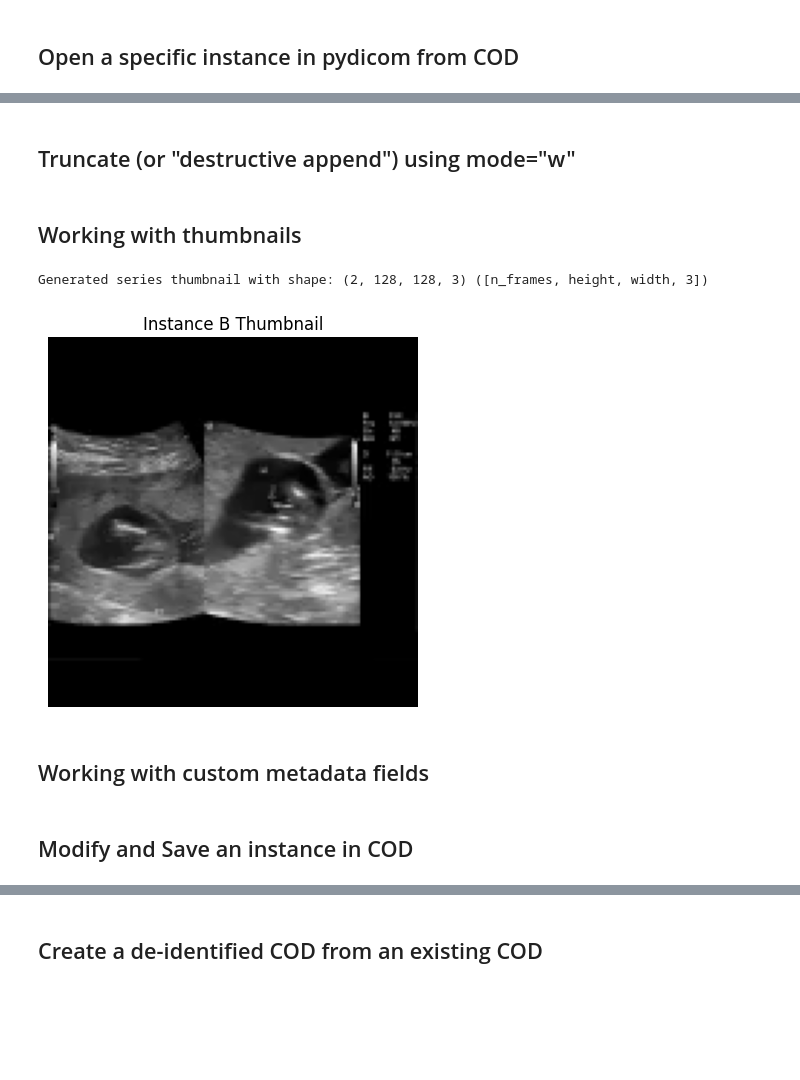
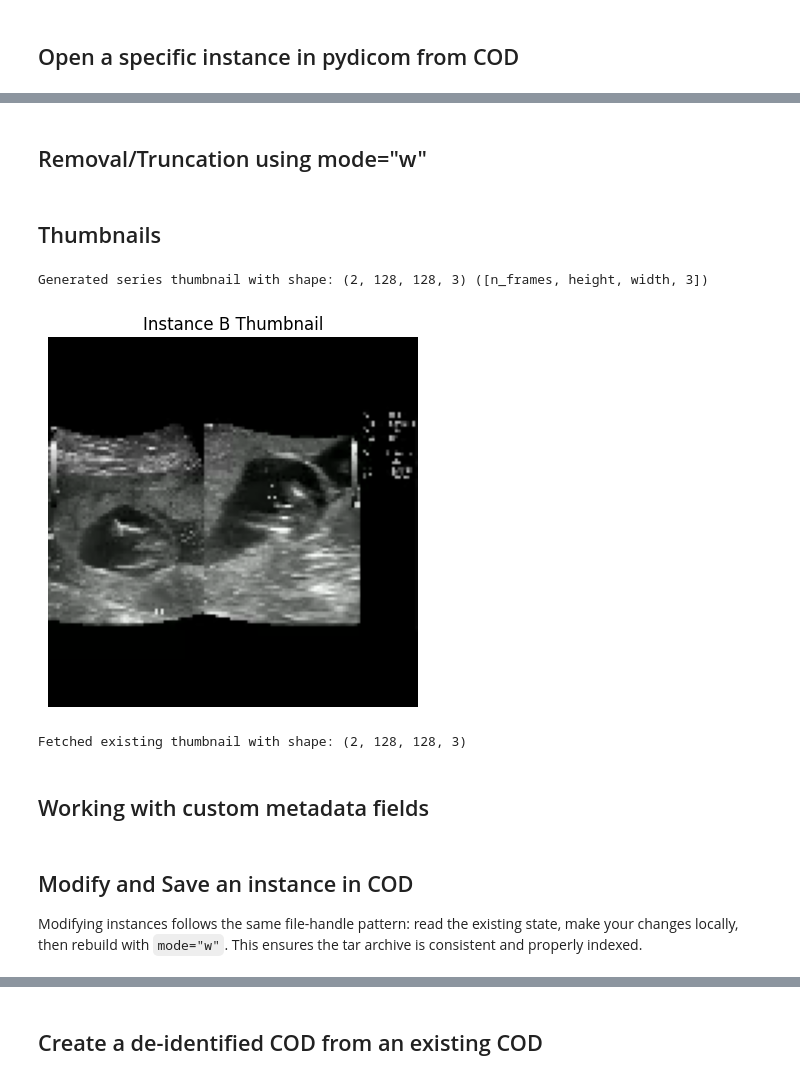
Before and after one commit to gradienthealth/cloud_optimized_dicom, a Jupyter notebook: getting_started.ipynb, the cells around one changed output, grey strips where cells are left out. Cells and saved outputs as stored; diff of their text form; code cells hidden in the pictures; blank space fills up the shorter version.

Commit message:
read/write mode flags, write_only decorator, no more truncate/remove

```diff
--- a/getting_started.ipynb
+++ b/getting_started.ipynb
@@ -88,19 +106,4 @@ Instance object Instance(uri=/var/folders/c2/zbssspdd0d95m1kv1c2z1tf80000gn/T/tm
-# %%
-# remove is really just syntactic sugar for truncate_everything_except(stuff_you_didnt_remove)
-
-with CODObject(datastore_path=datastore_path,
-               client=client,
-               study_uid=instance_a.study_uid(),
-               series_uid=instance_a.series_uid(),
-               lock=False) as cod_obj:
-    # there should be 2 instances in the COD
-    assert len(cod_obj.get_metadata(dirty=True).instances) == 2
-    instance = cod_obj.get_metadata(dirty=True).instances[instance_a.instance_uid()]
-    cod_obj.remove(instances=[instance], dirty=True)
-    # now that we removed instance a, there should be 1 instance in the COD
-    assert len(cod_obj.get_metadata(dirty=True).instances) == 1
-    # NOTE: we did not call cod_obj.sync() here, so this removal is only local and is not reflected in the datastore
 # %% [markdown]
-## Truncate (or "destructive append") using mode="w"
+## Removal/Truncation using mode="w"
 # %%
 instance_c = Instance(instance_c_uri)
@@ -130,25 +137,37 @@ with CODObject(datastore_path=datastore_path,
-# %% [markdown]
-## Working with thumbnails
+# %% [markdown]
+## Thumbnails
 # %%
+# Generate and save a thumbnail (requires write mode)
 with CODObject(datastore_path=datastore_path,
                client=client,
                study_uid=instance_a.study_uid(),
                series_uid=instance_a.series_uid(),
-               lock=False) as cod_obj:
-    # generate a thumbnail
-    thumbnail = cod_obj.get_thumbnail(dirty=True)
+               mode="a") as cod_obj:
+    # generate a thumbnail (this modifies metadata, so requires write mode)
+    thumbnail = cod_obj.get_thumbnail()
     print(f"Generated series thumbnail with shape: {thumbnail.shape} ([n_frames, height, width, 3])")
-    # retrieve an instance from its index in the thumbnail (note that after sorting based on InstanceNumber, SliceLocation, etc., instance_a is the second instance in the series)
-    assert cod_obj.get_instance_by_thumbnail_index(1, dirty=True) == instance_a
+    # retrieve an instance from its index in the thumbnail
+    assert cod_obj.get_instance_by_thumbnail_index(1) == instance_a
     # get thumbnail slice for a specific instance
-    instance_b_thumbnail = cod_obj.get_thumbnail(instance_uid=instance_b.instance_uid(), dirty=True)
+    instance_b_thumbnail = cod_obj.get_thumbnail(instance_uid=instance_b.instance_uid())
     plt.imshow(instance_b_thumbnail)
     plt.title("Instance B Thumbnail")
     plt.axis("off")
     plt.show()
+
+# Fetch an existing thumbnail (works in read mode)
+with CODObject(datastore_path=datastore_path,
+               client=client,
+               study_uid=instance_a.study_uid(),
+               series_uid=instance_a.series_uid(),
+               mode="r") as cod_obj:
+    # use generate_if_missing=False to only fetch existing thumbnails in read mode
+    thumbnail = cod_obj.get_thumbnail(generate_if_missing=False)
+    print(f"Fetched existing thumbnail with shape: {thumbnail.shape}")
 # %% [output]
 Generated series thumbnail with shape: (2, 128, 128, 3) ([n_frames, height, width, 3])
-[figure, old version]
+[figure, new version]
+Fetched existing thumbnail with shape: (2, 128, 128, 3)
 # %% [markdown]
 ## Working with custom metadata fields
 # %%
@@ -166,2 +186,0 @@ with CODObject(datastore_path=datastore_path,
-# %% [markdown]
-## Modify and Save an instance in COD
@@ -203,0 +187,4 @@ with CODObject(datastore_path=datastore_path,
+# %% [markdown]
+## Modify and Save an instance in COD
+
+Modifying instances follows the same file-handle pattern: read the existing state, make your changes locally, then rebuild with `mode="w"`. This ensures the tar archive is consistent and properly indexed.
```
Also changed, not shown: parts of 12 cells of this notebook, 2 other files.
